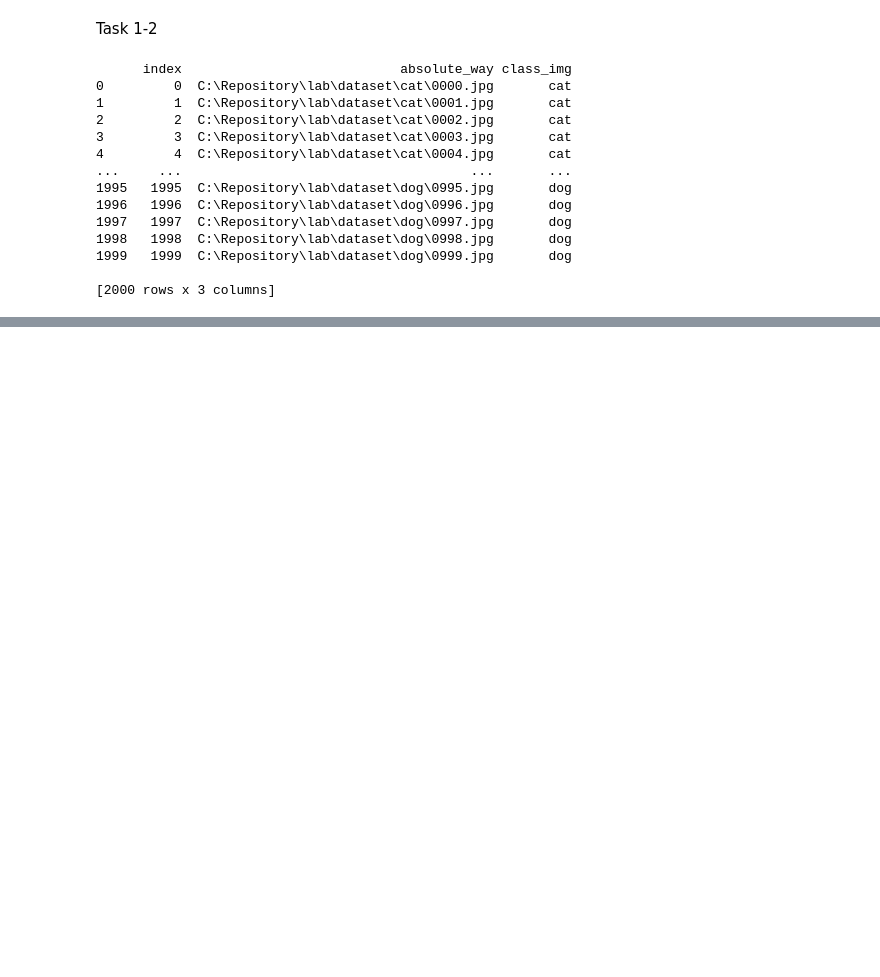
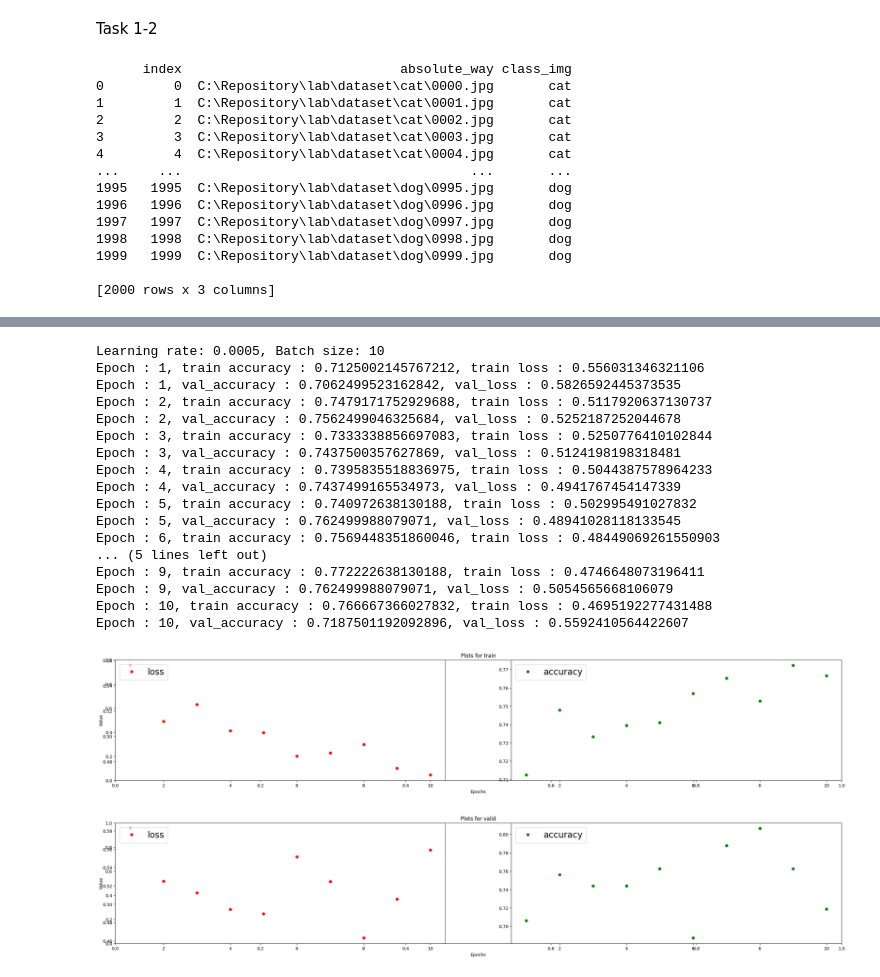
Before and after one commit to maslova-alenka/PPpython, a Jupyter notebook: testing.ipynb, the cells around one changed output, grey strips where cells are left out. Drawn from its saved outputs; the diff is of its cells as text; code cells hidden in the pictures; blank space fills up the shorter version.

```diff
--- a/testing.ipynb
+++ b/testing.ipynb
@@ -136,0 +210,21 @@ train_list, val_list = train_test_split(train_list, test_size=0.1)
+# %%
+train_transforms =  transforms.Compose([
+        transforms.Resize((224, 224)),
+        transforms.RandomResizedCrop(224),
+        transforms.RandomHorizontalFlip(),
+        transforms.ToTensor(),
+    ])
+
+val_transforms = transforms.Compose([
+        transforms.Resize((224, 224)),
+        transforms.RandomResizedCrop(224),
+        transforms.RandomHorizontalFlip(),
+        transforms.ToTensor(),
+    ])
+
+test_transforms = transforms.Compose([
+    transforms.Resize((224, 224)),
+    transforms.RandomResizedCrop(224),
+    transforms.RandomHorizontalFlip(),
+    transforms.ToTensor()
+    ])
@@ -136,0 +429,30 @@ train_list, val_list = train_test_split(train_list, test_size=0.1)
+# %%
+print('Learning rate: 0.0005, Batch size: 10')
+
+optimizer = torch.optim.Adam(model.parameters(), lr=0.0005)
+
+train_loader = torch.utils.data.DataLoader(dataset = train_data, batch_size=10, shuffle=True )
+test_loader = torch.utils.data.DataLoader(dataset = test_data, batch_size=10, shuffle=True)
+val_loader = torch.utils.data.DataLoader(dataset = val_data, batch_size=10, shuffle=True)
+
+train_loop(train_loader, val_loader, epochs)
+# %% [output]
+Learning rate: 0.0005, Batch size: 10
+Epoch : 1, train accuracy : 0.7125002145767212, train loss : 0.556031346321106
+Epoch : 1, val_accuracy : 0.7062499523162842, val_loss : 0.5826592445373535
+Epoch : 2, train accuracy : 0.7479171752929688, train loss : 0.5117920637130737
+Epoch : 2, val_accuracy : 0.7562499046325684, val_loss : 0.5252187252044678
+Epoch : 3, train accuracy : 0.7333338856697083, train loss : 0.5250776410102844
+Epoch : 3, val_accuracy : 0.7437500357627869, val_loss : 0.5124198198318481
+Epoch : 4, train accuracy : 0.7395835518836975, train loss : 0.5044387578964233
+Epoch : 4, val_accuracy : 0.7437499165534973, val_loss : 0.4941767454147339
+Epoch : 5, train accuracy : 0.740972638130188, train loss : 0.502995491027832
+Epoch : 5, val_accuracy : 0.762499988079071, val_loss : 0.48941028118133545
+Epoch : 6, train accuracy : 0.7569448351860046, train loss : 0.48449069261550903
+... (5 lines left out)
+Epoch : 9, train accuracy : 0.772222638130188, train loss : 0.4746648073196411
+Epoch : 9, val_accuracy : 0.762499988079071, val_loss : 0.5054565668106079
+Epoch : 10, train accuracy : 0.766667366027832, train loss : 0.4695192277431488
+Epoch : 10, val_accuracy : 0.7187501192092896, val_loss : 0.5592410564422607
+[figure, added]
+[figure, added]
```
Also changed, not shown: parts of 29 cells of this notebook, 1 other file.
